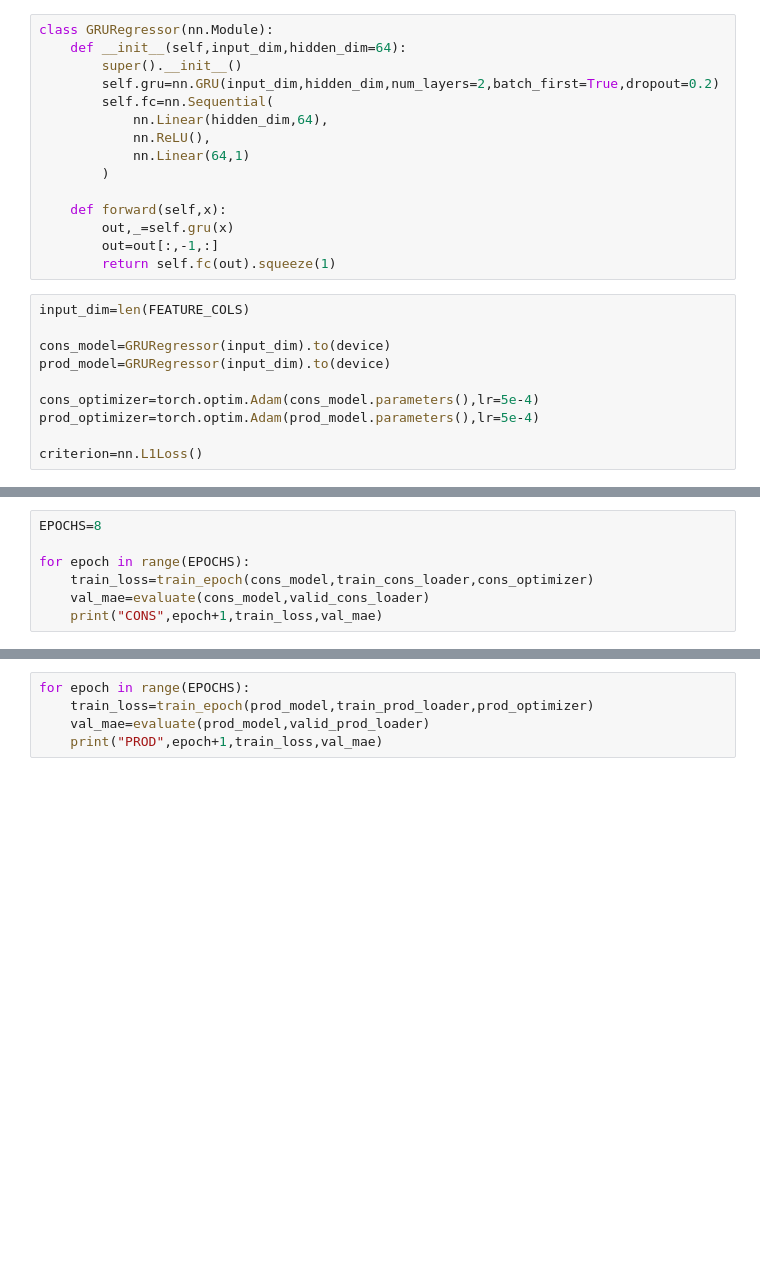
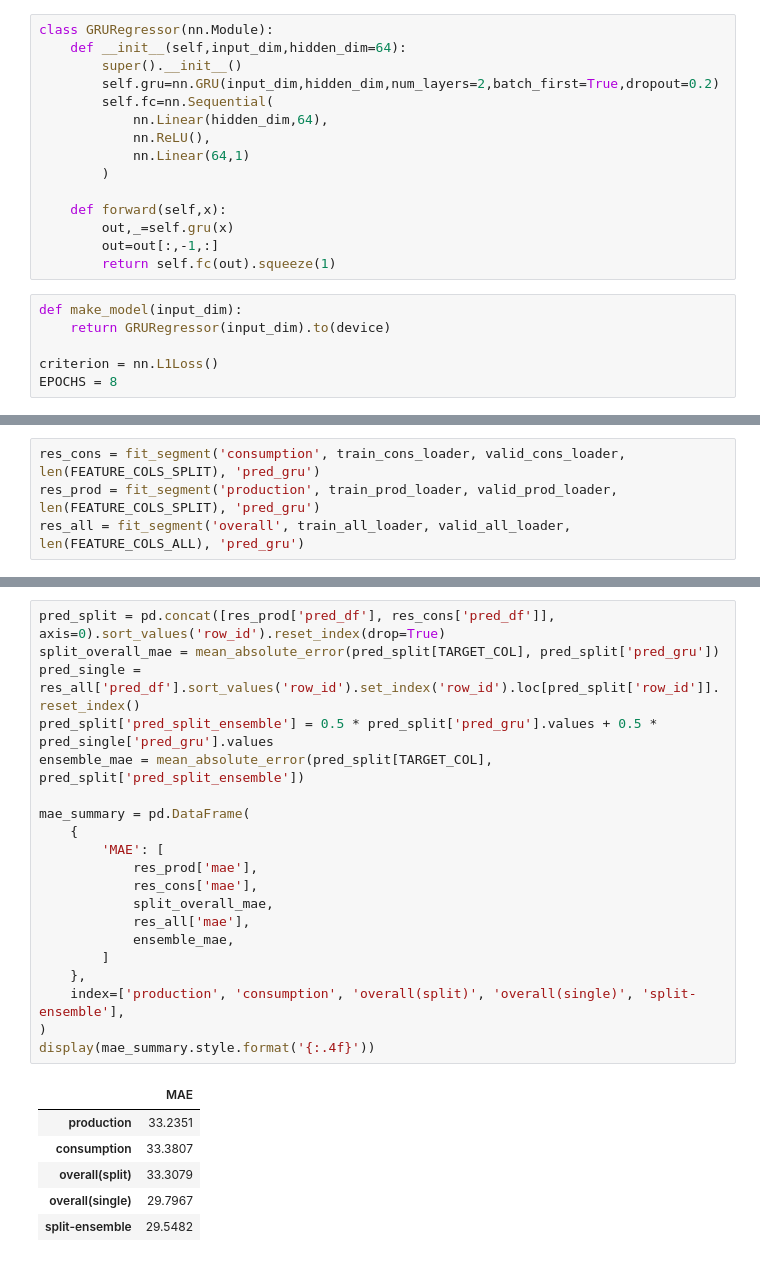
Before and after one commit to gyeong0212/DataScience2026, a Jupyter notebook: notebooks/GRU_clean.ipynb, the cells around one changed output, grey strips where cells are left out. Cells and saved outputs as stored; diff of their text form; blank space fills up the shorter version.

Commit message:
ensemble

```diff
--- a/notebooks/GRU_clean.ipynb
+++ b/notebooks/GRU_clean.ipynb
@@ -101,13 +145,9 @@ class GRURegressor(nn.Module):
         out=out[:,-1,:]
         return self.fc(out).squeeze(1)
 # %%
-input_dim=len(FEATURE_COLS)
+def make_model(input_dim):
+    return GRURegressor(input_dim).to(device)
 
-cons_model=GRURegressor(input_dim).to(device)
-prod_model=GRURegressor(input_dim).to(device)
-
-cons_optimizer=torch.optim.Adam(cons_model.parameters(),lr=5e-4)
-prod_optimizer=torch.optim.Adam(prod_model.parameters(),lr=5e-4)
-
-criterion=nn.L1Loss()
+criterion = nn.L1Loss()
+EPOCHS = 8
 # %%
@@ -138,7 +206,4 @@ def evaluate(model,loader):
 # %%
-EPOCHS=8
-
-for epoch in range(EPOCHS):
-    train_loss=train_epoch(cons_model,train_cons_loader,cons_optimizer)
-    val_mae=evaluate(cons_model,valid_cons_loader)
-    print("CONS",epoch+1,train_loss,val_mae)
+res_cons = fit_segment('consumption', train_cons_loader, valid_cons_loader, len(FEATURE_COLS_SPLIT), 'pred_gru')
+res_prod = fit_segment('production', train_prod_loader, valid_prod_loader, len(FEATURE_COLS_SPLIT), 'pred_gru')
+res_all = fit_segment('overall', train_all_loader, valid_all_loader, len(FEATURE_COLS_ALL), 'pred_gru')
@@ -145,5 +228,27 @@ for epoch in range(EPOCHS):
 # %%
-for epoch in range(EPOCHS):
-    train_loss=train_epoch(prod_model,train_prod_loader,prod_optimizer)
-    val_mae=evaluate(prod_model,valid_prod_loader)
-    print("PROD",epoch+1,train_loss,val_mae)
+pred_split = pd.concat([res_prod['pred_df'], res_cons['pred_df']], axis=0).sort_values('row_id').reset_index(drop=True)
+split_overall_mae = mean_absolute_error(pred_split[TARGET_COL], pred_split['pred_gru'])
+pred_single = res_all['pred_df'].sort_values('row_id').set_index('row_id').loc[pred_split['row_id']].reset_index()
+pred_split['pred_split_ensemble'] = 0.5 * pred_split['pred_gru'].values + 0.5 * pred_single['pred_gru'].values
+ensemble_mae = mean_absolute_error(pred_split[TARGET_COL], pred_split['pred_split_ensemble'])
+
+mae_summary = pd.DataFrame(
+    {
+        'MAE': [
+            res_prod['mae'],
+            res_cons['mae'],
+            split_overall_mae,
+            res_all['mae'],
+            ensemble_mae,
+        ]
+    },
+    index=['production', 'consumption', 'overall(split)', 'overall(single)', 'split-ensemble'],
+)
+display(mae_summary.style.format('{:.4f}'))
+# %% [output]
+|  | MAE |
+| production | 33.2351 |
+| consumption | 33.3807 |
+| overall(split) | 33.3079 |
+| overall(single) | 29.7967 |
+| split-ensemble | 29.5482 |
```
Also changed, not shown: parts of 10 cells of this notebook, 17 other files.
